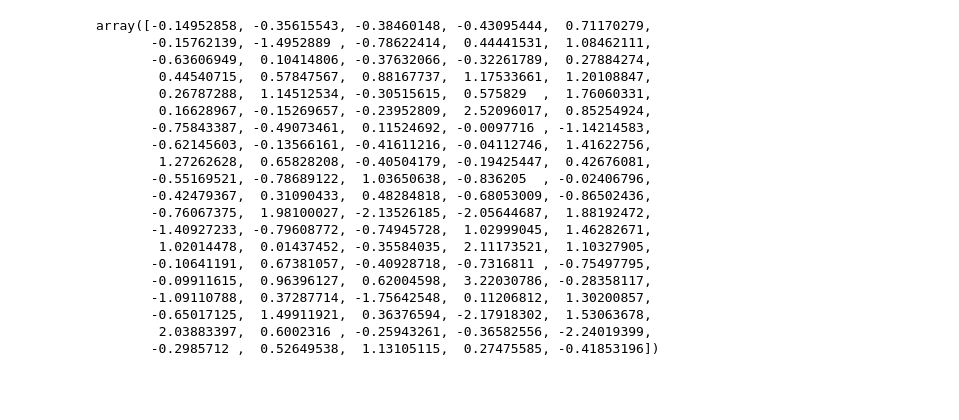
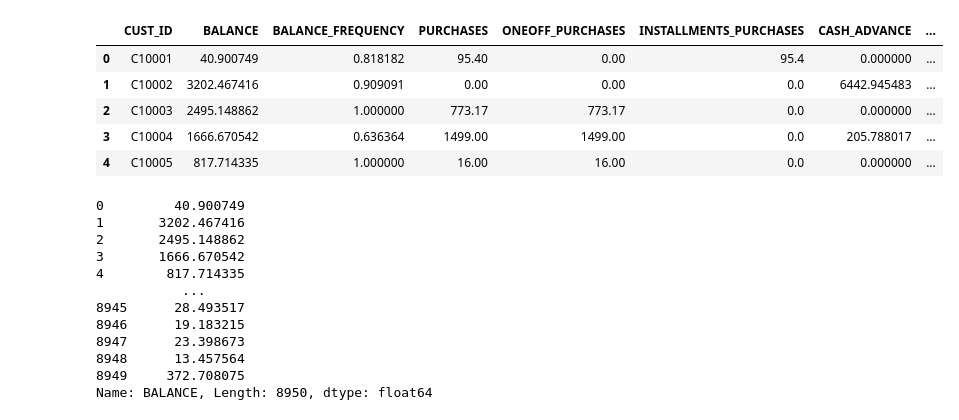
Before and after one commit to makoffka/BDA602, a Jupyter notebook: linear_regression.ipynb, the cells around one changed output. Cells and saved outputs as stored; diff of their text form; code cells hidden in the pictures; blank space fills up the shorter version.

```diff
--- a/linear_regression.ipynb
+++ b/linear_regression.ipynb
@@ -3,25 +0,0 @@ import numpy as np
-# %%
-# Generated 100 random variables from a standard normal distribution
-data = np.random.normal(0,1,100)
-data
-# %% [output]
-array([-0.14952858, -0.35615543, -0.38460148, -0.43095444,  0.71170279,
-       -0.15762139, -1.4952889 , -0.78622414,  0.44441531,  1.08462111,
-       -0.63606949,  0.10414806, -0.37632066, -0.32261789,  0.27884274,
-        0.44540715,  0.57847567,  0.88167737,  1.17533661,  1.20108847,
-        0.26787288,  1.14512534, -0.30515615,  0.575829  ,  1.76060331,
-        0.16628967, -0.15269657, -0.23952809,  2.52096017,  0.85254924,
-       -0.75843387, -0.49073461,  0.11524692, -0.0097716 , -1.14214583,
-       -0.62145603, -0.13566161, -0.41611216, -0.04112746,  1.41622756,
-        1.27262628,  0.65828208, -0.40504179, -0.19425447,  0.42676081,
-       -0.55169521, -0.78689122,  1.03650638, -0.836205  , -0.02406796,
-       -0.42479367,  0.31090433,  0.48284818, -0.68053009, -0.86502436,
-       -0.76067375,  1.98100027, -2.13526185, -2.05644687,  1.88192472,
-       -1.40927233, -0.79608772, -0.74945728,  1.02999045,  1.46282671,
-        1.02014478,  0.01437452, -0.35584035,  2.11173521,  1.10327905,
-       -0.10641191,  0.67381057, -0.40928718, -0.7316811 , -0.75497795,
-       -0.09911615,  0.96396127,  0.62004598,  3.22030786, -0.28358117,
-       -1.09110788,  0.37287714, -1.75642548,  0.11206812,  1.30200857,
-       -0.65017125,  1.49911921,  0.36376594, -2.17918302,  1.53063678,
-        2.03883397,  0.6002316 , -0.25943261, -0.36582556, -2.24019399,
-       -0.2985712 ,  0.52649538,  1.13105115,  0.27475585, -0.41853196])
@@ -27,0 +7,28 @@ array([-0.14952858, -0.35615543, -0.38460148, -0.43095444,  0.71170279,
+# %%
+data = pd.read_csv("/Users/anastasiakurakova/Desktop/ML/LocalRepository/BDA602/CC GENERAL.csv")
+# %%
+data.head()
+# %% [output]
+|  | CUST_ID | BALANCE | BALANCE_FREQUENCY | PURCHASES | ONEOFF_PURCHASES | INSTALLMENTS_PURCHASES | CASH_ADVANCE | ... |
+| 0 | C10001 | 40.900749 | 0.818182 | 95.40 | 0.00 | 95.4 | 0.000000 | ... |
+| 1 | C10002 | 3202.467416 | 0.909091 | 0.00 | 0.00 | 0.0 | 6442.945483 | ... |
+| 2 | C10003 | 2495.148862 | 1.000000 | 773.17 | 773.17 | 0.0 | 0.000000 | ... |
+| 3 | C10004 | 1666.670542 | 0.636364 | 1499.00 | 1499.00 | 0.0 | 205.788017 | ... |
+| 4 | C10005 | 817.714335 | 1.000000 | 16.00 | 16.00 | 0.0 | 0.000000 | ... |
+# %%
+# Make sure that response is normally distributed:
+response = data.loc[:,'BALANCE']
+response
+# %% [output]
+0         40.900749
+1       3202.467416
+2       2495.148862
+3       1666.670542
+4        817.714335
+           ...
+8945      28.493517
+8946      19.183215
+8947      23.398673
+8948      13.457564
+8949     372.708075
+Name: BALANCE, Length: 8950, dtype: float64
```
Also changed, not shown: parts of 9 cells of this notebook, 1 other file.
